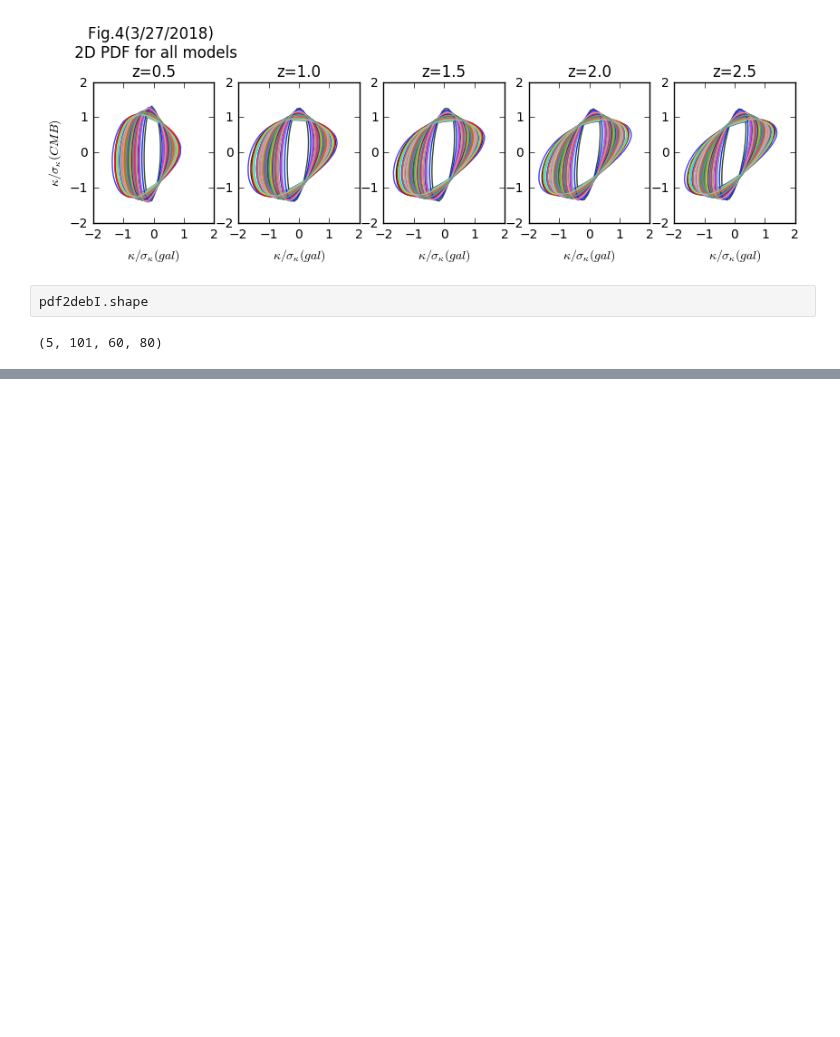
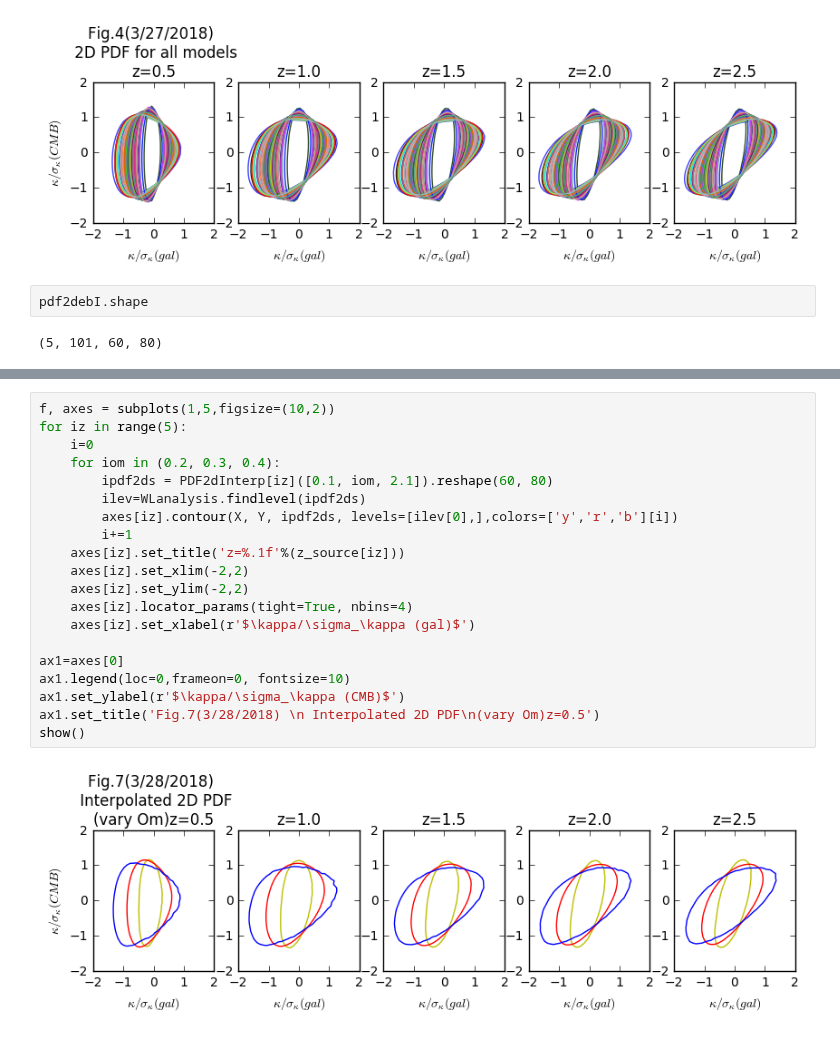
Before and after one commit to liuxx479/PDFs, a Jupyter notebook: PDFs.ipynb, the cells around one changed output, grey strips where cells are left out. Drawn from its saved outputs; the diff is of its cells as text; blank space fills up the shorter version.

```diff
--- a/PDFs.ipynb
+++ b/PDFs.ipynb
@@ -112,0 +142,22 @@ show()
+# %%
+f, axes = subplots(1,5,figsize=(10,2))
+for iz in range(5):
+    i=0
+    for iom in (0.2, 0.3, 0.4):
+        ipdf2ds = PDF2dInterp[iz]([0.1, iom, 2.1]).reshape(60, 80)
+        ilev=WLanalysis.findlevel(ipdf2ds)
+        axes[iz].contour(X, Y, ipdf2ds, levels=[ilev[0],],colors=['y','r','b'][i])
+        i+=1
+    axes[iz].set_title('z=%.1f'%(z_source[iz]))
+    axes[iz].set_xlim(-2,2)
+    axes[iz].set_ylim(-2,2)
+    axes[iz].locator_params(tight=True, nbins=4)
+    axes[iz].set_xlabel(r'$\kappa/\sigma_\kappa (gal)$')
+
+ax1=axes[0]
+ax1.legend(loc=0,frameon=0, fontsize=10)
+ax1.set_ylabel(r'$\kappa/\sigma_\kappa (CMB)$')
+ax1.set_title('Fig.7(3/28/2018) \n Interpolated 2D PDF\n(vary Om)z=0.5')
+show()
+# %% [output]
+[figure, added]
```
Also changed, not shown: parts of 7 cells of this notebook.
